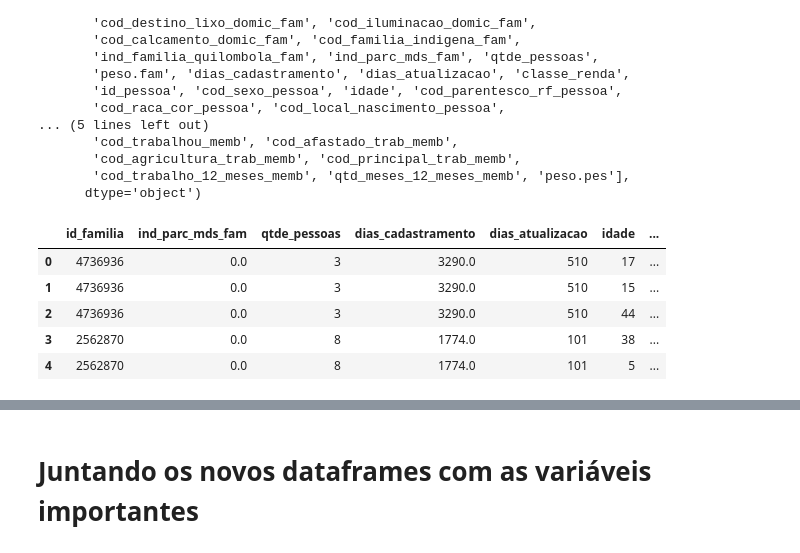
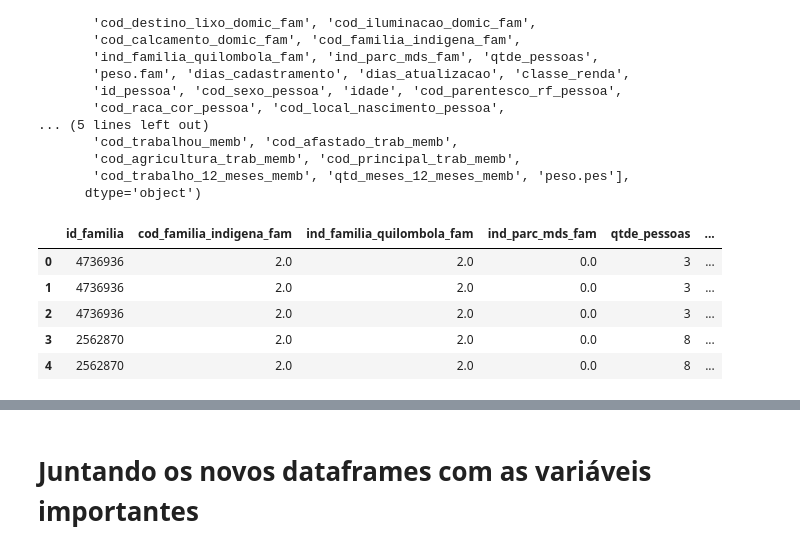
Before and after one commit to mariananresende/averiguacao_cadastral, a Jupyter notebook: base_modelo_final_balanceado.ipynb, the cells around one changed output, grey strips where cells are left out. Cells and saved outputs as stored; diff of their text form; code cells hidden in the pictures.

```diff
--- a/base_modelo_final_balanceado.ipynb
+++ b/base_modelo_final_balanceado.ipynb
@@ -564,39 +566,39 @@ Index(['cd_ibge', 'uf_ibge', 'regiao_ibge', 'estrato', 'classf', 'id_familia',
 # %%
 # Lista de colunas a serem removidas
 colunas_para_remover = [
     'cd_ibge', 'uf_ibge', 'regiao_ibge', 'estrato', 'classf',
        'vlr_renda_media_fam', 'cod_local_domic_fam', 'cod_especie_domic_fam',
        'qtd_comodos_domic_fam', 'qtd_comodos_dormitorio_fam',
        'cod_material_piso_fam', 'cod_material_domic_fam',
        'cod_agua_canalizada_fam', 'cod_abaste_agua_domic_fam',
        'cod_banheiro_domic_fam', 'cod_escoa_sanitario_domic_fam',
        'cod_destino_lixo_domic_fam', 'cod_iluminacao_domic_fam',
-       'cod_calcamento_domic_fam', 'cod_familia_indigena_fam',
-       'ind_familia_quilombola_fam', 'peso.fam', 'classe_renda',
+       'cod_calcamento_domic_fam',
+        'peso.fam', 'classe_renda',
        'id_pessoa', 'cod_sexo_pessoa', 'cod_parentesco_rf_pessoa',
        'cod_raca_cor_pessoa', 'cod_local_nascimento_pessoa',
        'cod_certidao_registrada_pessoa', 'cod_escola_local_memb', 'cod_ano_serie_frequenta_memb', 'cod_curso_frequentou_pessoa_memb',
        'cod_ano_serie_frequentou_memb', 'cod_concluiu_frequentou_memb',
        'cod_trabalhou_memb', 'cod_afastado_trab_memb',
        'cod_agricultura_trab_memb', 'cod_principal_trab_memb',
        'cod_trabalho_12_meses_memb', 'qtd_meses_12_meses_memb', 'peso.pes'
 ]
 
 # Filtrar apenas as colunas que existem no dataframe
 colunas_existentes_para_remover = [col for col in colunas_para_remover]
 
 # Remover as colunas
 df_composicao = df_fam_pessoas.drop(columns=colunas_existentes_para_remover)
 
 # Exibir as primeiras linhas do dataframe resultante
 df_composicao.head()
 # %% [output]
-|  | id_familia | ind_parc_mds_fam | qtde_pessoas | dias_cadastramento | dias_atualizacao | idade | ... |
-| 0 | 4736936 | 0.0 | 3 | 3290.0 | 510 | 17 | ... |
-| 1 | 4736936 | 0.0 | 3 | 3290.0 | 510 | 15 | ... |
-| 2 | 4736936 | 0.0 | 3 | 3290.0 | 510 | 44 | ... |
-| 3 | 2562870 | 0.0 | 8 | 1774.0 | 101 | 38 | ... |
-| 4 | 2562870 | 0.0 | 8 | 1774.0 | 101 | 5 | ... |
+|  | id_familia | cod_familia_indigena_fam | ind_familia_quilombola_fam | ind_parc_mds_fam | qtde_pessoas | ... |
+| 0 | 4736936 | 2.0 | 2.0 | 0.0 | 3 | ... |
+| 1 | 4736936 | 2.0 | 2.0 | 0.0 | 3 | ... |
+| 2 | 4736936 | 2.0 | 2.0 | 0.0 | 3 | ... |
+| 3 | 2562870 | 2.0 | 2.0 | 0.0 | 8 | ... |
+| 4 | 2562870 | 2.0 | 2.0 | 0.0 | 8 | ... |
 # %%
 # CRIANDO DF VARIÁVEIS PESSOAS ANALISADAS POR FAMILIA
 
```
Also changed, not shown: parts of 23 cells of this notebook, 10 other files.
